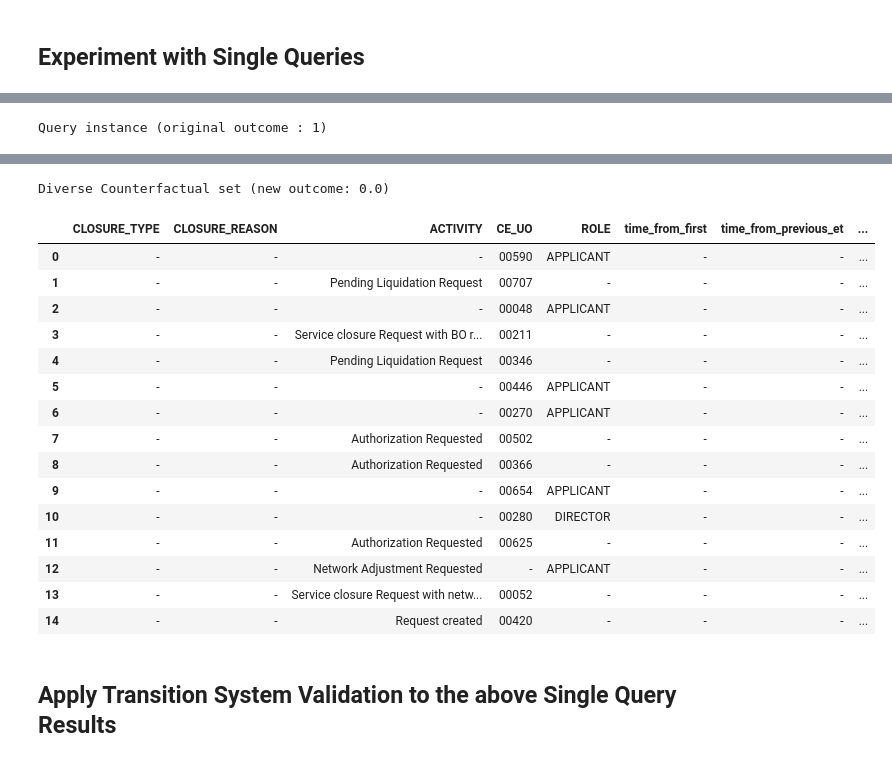
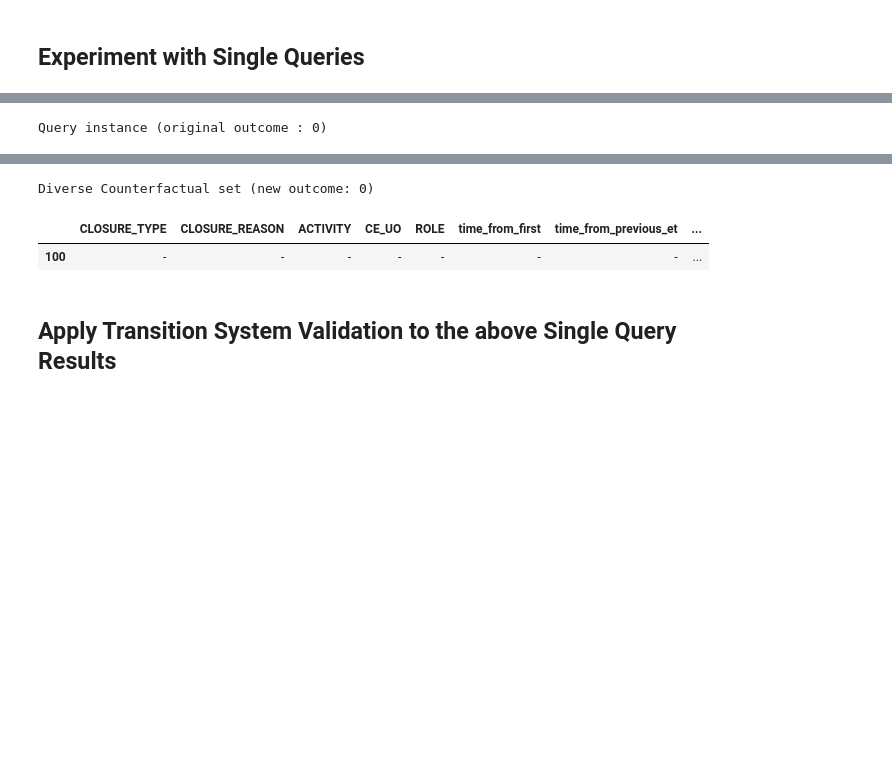
Before and after one commit to herozero777/explainable-prescriptive-analytics, a Jupyter notebook: src/03_DiCE_kpi-activity-occurrence.ipynb, the cells around one changed output, grey strips where cells are left out. Saved outputs shown, nothing was run; the diff lists cells and outputs as text; code cells hidden in the pictures; blank space fills up the shorter version.

```diff
--- a/src/03_DiCE_kpi-activity-occurrence.ipynb
+++ b/src/03_DiCE_kpi-activity-occurrence.ipynb
@@ -52,9 +52,10 @@ SECONDS_TO_DAYS = 60 * 60 * 24
 WINDOW_SIZE = 3
 REDUCED_KPI_TIME = 90
 TOTAL_CFS = 15                        # Number of CFs DiCE algorithm should produce
-TRAIN_DATA_SIZE = 70_335             # 170_335
+TRAIN_DATA_SIZE = 164_927             # 164_927
 DICE_METHOD = "random"
-RESULTS_FILE_PATH_N_NAME = "experiment_results/random-a01-local.csv"
+RESULTS_FILE_PATH_N_NAME = "experiment_results/random-local-a01.csv"
+activity_to_avoid = "Back-Office Adjustment Requested"
 # ToDo store the model configurations in the pkl file as well and retrieve them from here
 proximity_weight = 0.2
 sparsity_weight = 0.2
@@ -63,6 +64,7 @@ diversity_weight = 5.0
 case_id_name = 'REQUEST_ID'  # The case identifier column name.
 # start_date_name = 'Change_Date+Time'  # Maybe change to start_et (start even time)
 activity_column_name = "ACTIVITY"
+resource_column_name = "CE_UO"
 # %% [markdown]
 ## Load Data
 # %%
@@ -149,7 +155,7 @@ len(cases_y_0)
 # option 1:
 # cols_to_vary = [col for col in df_train.columns if col[0] == '#']
 
-cols_to_vary = ["ACTIVITY", "CE_UO", "ROLE"]
+cols_to_vary = [activity_column_name, resource_column_name]
 
 outcome_name = "Back-Office Adjustment Requested"
 
@@ -214,9 +226,9 @@ df_train[sidx: eidx][[ "REQUEST_ID", "CLOSURE_TYPE", "CLOSURE_REASON", "ACTIVITY
 # %%
-sidx = 619
-eidx = 620
+sidx = 94
+eidx = sidx + 1  # 620
 
 query_instances = X_train[sidx: eidx]
-cfe = explainer.generate_counterfactuals(query_instances, total_CFs=15, desired_class=0, features_to_vary=cols_to_vary,  # desired_class="opposite",
+cfe = explainer.generate_counterfactuals(query_instances, total_CFs=15,  features_to_vary=cols_to_vary, desired_class=0,  # desired_class="opposite",
                                                 permitted_range = {"ACTIVITY": ['Service closure Request with network responsibility',
                                                                             'Service closure Request with BO responsibility',
                                                                             'Pending Request for Reservation Closure', 'Pending Liquidation Request',
@@ -226,5 +238,5 @@ cfe = explainer.generate_counterfactuals(query_instances, total_CFs=15, desired_
 
 cfe.visualize_as_dataframe(show_only_changes=True)
 # %% [output]
-Query instance (original outcome : 1)
+Query instance (original outcome : 0)
 |  | CLOSURE_TYPE | CLOSURE_REASON | ACTIVITY | CE_UO | ROLE | time_from_first | time_from_previous_et | ... |
@@ -232,20 +244,6 @@ Query instance (original outcome : 1)
-Diverse Counterfactual set (new outcome: 0.0)
+Diverse Counterfactual set (new outcome: 0)
 |  | CLOSURE_TYPE | CLOSURE_REASON | ACTIVITY | CE_UO | ROLE | time_from_first | time_from_previous_et | ... |
-| 0 | - | - | - | 00590 | APPLICANT | - | - | ... |
-| 1 | - | - | Pending Liquidation Request | 00707 | - | - | - | ... |
-| 2 | - | - | - | 00048 | APPLICANT | - | - | ... |
-| 3 | - | - | Service closure Request with BO r... | 00211 | - | - | - | ... |
-| 4 | - | - | Pending Liquidation Request | 00346 | - | - | - | ... |
-| 5 | - | - | - | 00446 | APPLICANT | - | - | ... |
-| 6 | - | - | - | 00270 | APPLICANT | - | - | ... |
-| 7 | - | - | Authorization Requested | 00502 | - | - | - | ... |
-| 8 | - | - | Authorization Requested | 00366 | - | - | - | ... |
-| 9 | - | - | - | 00654 | APPLICANT | - | - | ... |
-| 10 | - | - | - | 00280 | DIRECTOR | - | - | ... |
-| 11 | - | - | Authorization Requested | 00625 | - | - | - | ... |
-| 12 | - | - | Network Adjustment Requested | - | APPLICANT | - | - | ... |
-| 13 | - | - | Service closure Request with netw... | 00052 | - | - | - | ... |
-| 14 | - | - | Request created | 00420 | - | - | - | ... |
+| 100 | - | - | - | - | - | - | - | ... |
 # %% [markdown]
 ## Apply Transition System Validation to the above Single Query Results
 # %%
```
Also changed, not shown: parts of 16 cells of this notebook, 5 other files.
